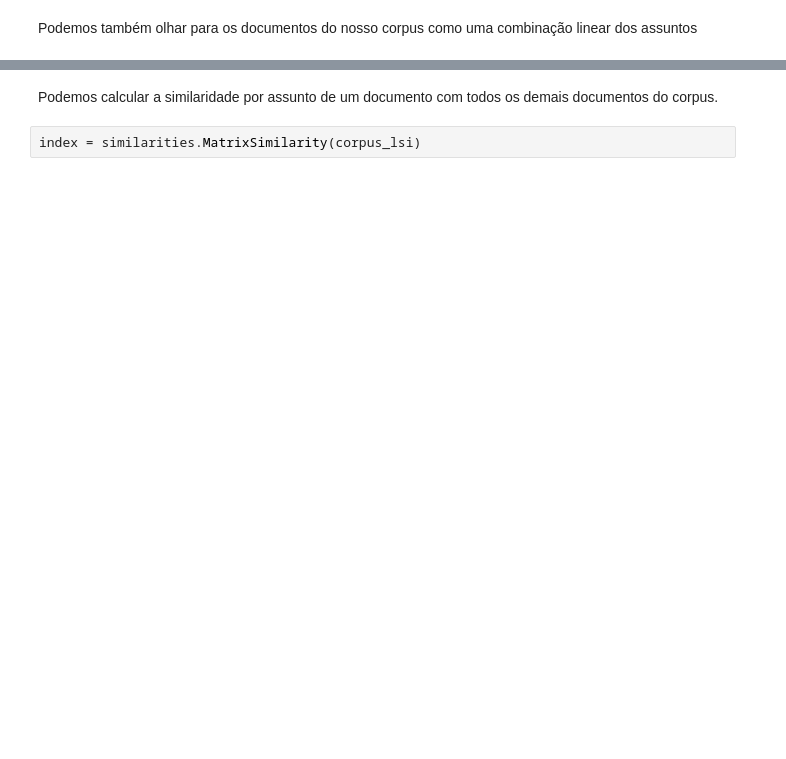
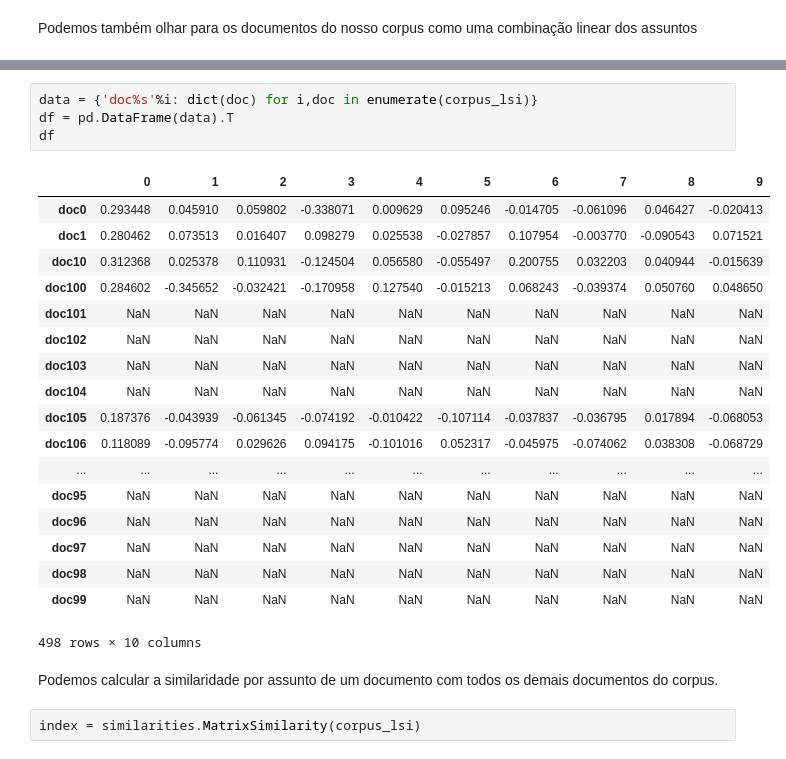
Before and after one commit to fccoelho/curso-IRI, a Jupyter notebook: Pratica 3 - Modelando assuntos.ipynb, the cells around one changed output, grey strips where cells are left out. Drawn from its saved outputs; the diff is of its cells as text; blank space fills up the shorter version.

```diff
--- a/Pratica 3 - Modelando assuntos.ipynb
+++ b/Pratica 3 - Modelando assuntos.ipynb
@@ -73,3 +97,26 @@ for doc  in corpus_lsi:
+# %%
+data = {'doc%s'%i: dict(doc) for i,doc in enumerate(corpus_lsi)}
+df = pd.DataFrame(data).T
+df
+# %% [output]
+|  | 0 | 1 | 2 | 3 | 4 | 5 | 6 | 7 | 8 | 9 |
+| doc0 | 0.293448 | 0.045910 | 0.059802 | -0.338071 | 0.009629 | 0.095246 | -0.014705 | -0.061096 | 0.046427 | -0.020413 |
+| doc1 | 0.280462 | 0.073513 | 0.016407 | 0.098279 | 0.025538 | -0.027857 | 0.107954 | -0.003770 | -0.090543 | 0.071521 |
+| doc10 | 0.312368 | 0.025378 | 0.110931 | -0.124504 | 0.056580 | -0.055497 | 0.200755 | 0.032203 | 0.040944 | -0.015639 |
+| doc100 | 0.284602 | -0.345652 | -0.032421 | -0.170958 | 0.127540 | -0.015213 | 0.068243 | -0.039374 | 0.050760 | 0.048650 |
+| doc101 | NaN | NaN | NaN | NaN | NaN | NaN | NaN | NaN | NaN | NaN |
+| doc102 | NaN | NaN | NaN | NaN | NaN | NaN | NaN | NaN | NaN | NaN |
+| doc103 | NaN | NaN | NaN | NaN | NaN | NaN | NaN | NaN | NaN | NaN |
+| doc104 | NaN | NaN | NaN | NaN | NaN | NaN | NaN | NaN | NaN | NaN |
+| doc105 | 0.187376 | -0.043939 | -0.061345 | -0.074192 | -0.010422 | -0.107114 | -0.037837 | -0.036795 | 0.017894 | -0.068053 |
+| doc106 | 0.118089 | -0.095774 | 0.029626 | 0.094175 | -0.101016 | 0.052317 | -0.045975 | -0.074062 | 0.038308 | -0.068729 |
+| ... | ... | ... | ... | ... | ... | ... | ... | ... | ... | ... |
+| doc95 | NaN | NaN | NaN | NaN | NaN | NaN | NaN | NaN | NaN | NaN |
+| doc96 | NaN | NaN | NaN | NaN | NaN | NaN | NaN | NaN | NaN | NaN |
+| doc97 | NaN | NaN | NaN | NaN | NaN | NaN | NaN | NaN | NaN | NaN |
+| doc98 | NaN | NaN | NaN | NaN | NaN | NaN | NaN | NaN | NaN | NaN |
+| doc99 | NaN | NaN | NaN | NaN | NaN | NaN | NaN | NaN | NaN | NaN |
+498 rows × 10 columns
 # %% [markdown]
 Podemos calcular a similaridade por assunto de um documento com todos os demais documentos do corpus.
 # %%
```
Also changed, not shown: parts of 14 cells of this notebook.
